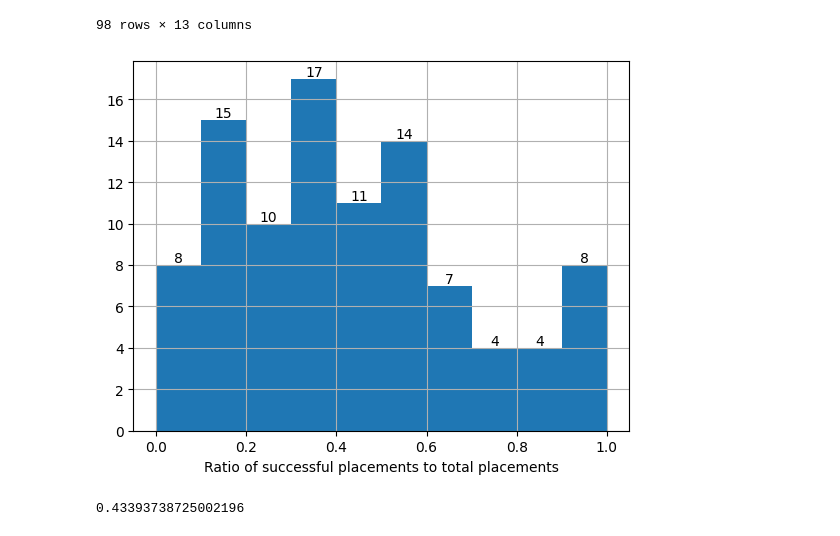
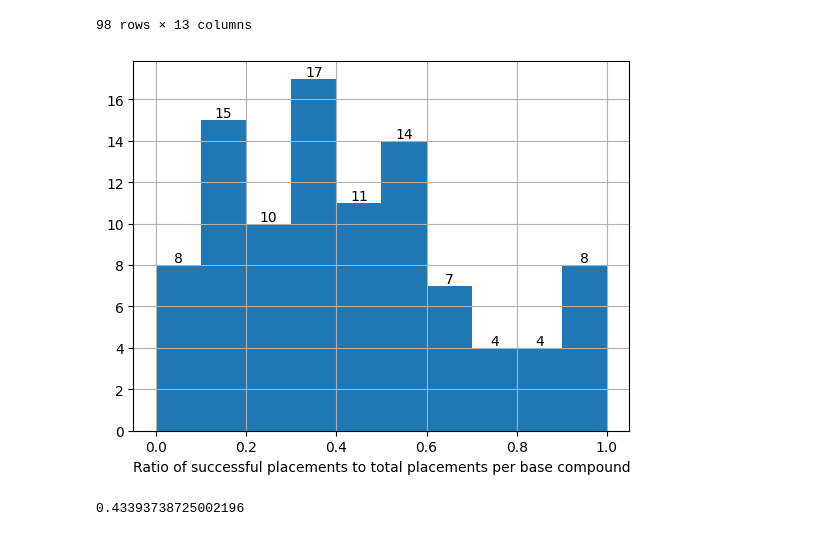
Before and after one commit to kate-fie/syndirella, a Jupyter notebook: nbs/how_many_placements.ipynb, the cells around one changed output. Drawn from its saved outputs; the diff is of its cells as text; code cells hidden in the pictures.

```diff
--- a/nbs/how_many_placements.ipynb
+++ b/nbs/how_many_placements.ipynb
@@ -332,14 +346,14 @@ df_placed
 # %%
 # Distribution of ratio of successful placements to total placements (only 10K per elaboration)
 ax = df_placed.ratio_success.hist()
-ax.set_xlabel('Ratio of successful placements to total placements')
+ax.set_xlabel('Ratio of successful placements to total placements per base compound')
 # Annotate each bin
 for rect in ax.patches:
     height = rect.get_height()
     ax.annotate(f'{int(height)}', (rect.get_x() + rect.get_width() / 2, height),
                 ha='center', va='bottom')
 # %% [output]
-[figure, old version]
+[figure, new version]
 # %%
 # What is the average ratio of successful placements to total placements if they were placed?
 df_placed['ratio_success'].mean()
```
Also changed, not shown: parts of 18 cells of this notebook, 5 other files.
